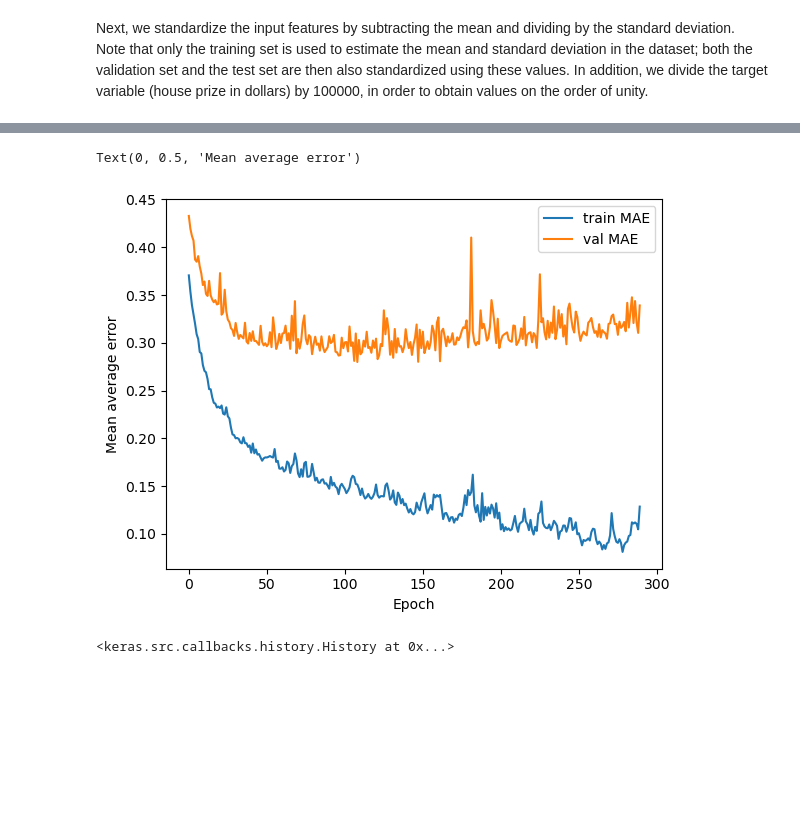
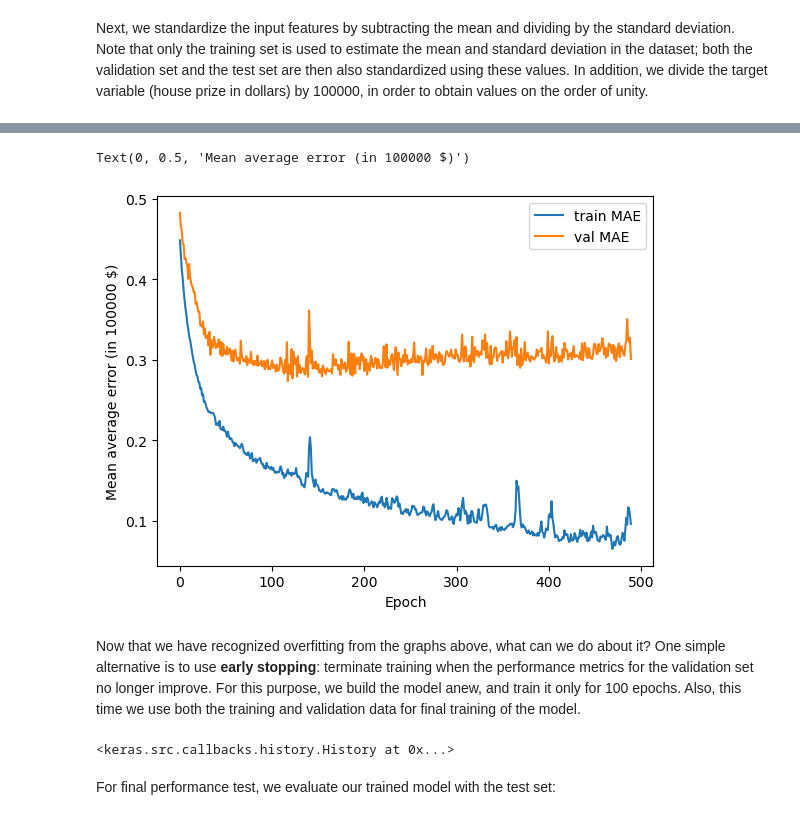
Before and after one commit to kopuj/neuralNetworks, a Jupyter notebook: Graphical_monitoring.ipynb, the cells around one changed output, grey strips where cells are left out. Cells and saved outputs as stored; diff of their text form; code cells hidden in the pictures; blank space fills up the shorter version.

```diff
--- a/Graphical_monitoring.ipynb
+++ b/Graphical_monitoring.ipynb
@@ -60,3 +63,3 @@ Next, we train the model for 300 epochs, with the validation set extracted above
 # %%
-history = model.fit(x_train, y_train, epochs=300, batch_size=16, validation_data=(x_val, y_val), verbose=0)
+history = model.fit(x_train, y_train, epochs=500, batch_size=32, validation_data=(x_val, y_val), verbose=0)
 # %% [markdown]
@@ -73,10 +80,12 @@ Text(0, 0.5, 'Loss')
 # %%
 plt.plot(history.history['mae'][10:], label='train MAE')
 plt.plot(history.history['val_mae'][10:], label='val MAE')
 plt.legend()
 plt.xlabel('Epoch')
-plt.ylabel('Mean average error')
+plt.ylabel('Mean average error (in 100000 $)')
 # %% [output]
-Text(0, 0.5, 'Mean average error')
+Text(0, 0.5, 'Mean average error (in 100000 $)')
-[figure, old version]
+[figure, new version]
+# %% [markdown]
+Now that we have recognized overfitting from the graphs above, what can we do about it? One simple alternative is to use **early stopping**: terminate training when the performance metrics for the validation set no longer improve. For this purpose, we build the model anew, and train it only for 100 epochs. Also, this time we use both the training and validation data for final training of the model.
 # %%
@@ -97,4 +104,6 @@ model.fit(x_train_full, y_train_full, epochs=100, batch_size=16, verbose=0)
 # %% [output]
 <keras.src.callbacks.history.History at 0x...>
+# %% [markdown]
+For final performance test, we evaluate our trained model with the test set:
 # %%
 test_loss, test_mae = model.evaluate(x_test, y_test)
```
Also changed, not shown: parts of 16 cells of this notebook.
